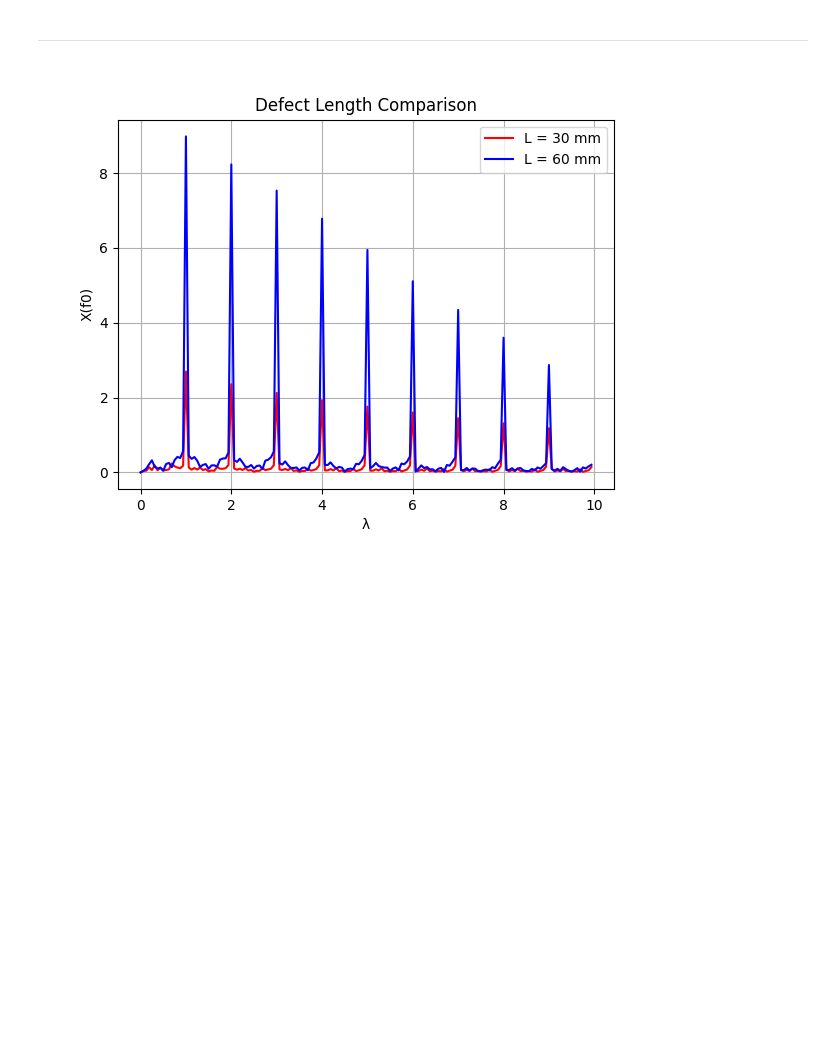
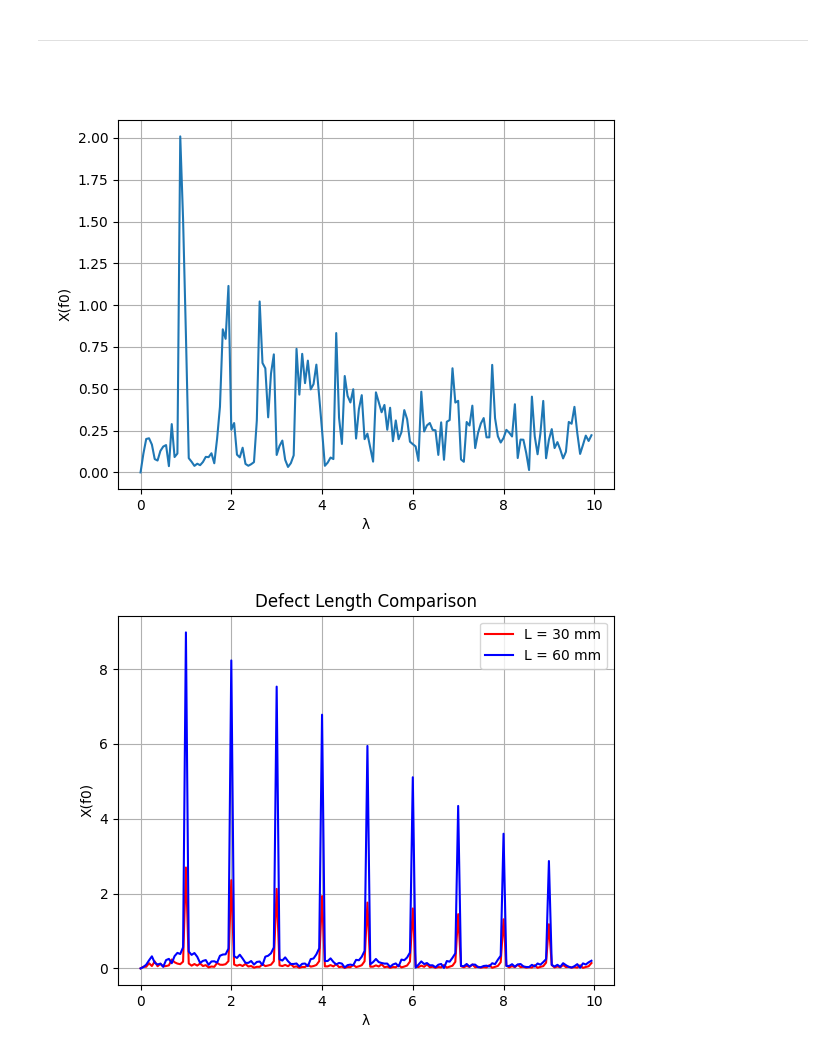
Before and after one commit to androdl96/FlatWheels, a Jupyter notebook: new_simulations.ipynb, the cells around one changed output. Saved outputs shown, nothing was run; the diff lists cells and outputs as text; code cells hidden in the pictures; blank space fills up the shorter version.

```diff
--- a/new_simulations.ipynb
+++ b/new_simulations.ipynb
@@ -212,13 +215,30 @@ if index < 2:
     fr=v/(2*np.pi*r)
     f_fail=fr*np.ones((N,1))
 else:
-    pass
+    #N_samles_2=32670
+    v_var=1e3*np.linspace(23.5,57.8,N)
+    fr_var=v_var[-1*N:]/(3600*2*np.pi*r)
+    f_fail=fr_var.copy()
 
 Sx_flat_env=np.abs(signal.hilbert(az_with_flat))
 # %%
 X_lambda_0 = matricial_IGD(f_fail, fs, Sx_flat_env)
 # %%
 X_lambda_1 = matricial_IGD(f_fail, fs, Sx_flat_env)
+# %%
+X_lambda_2 = matricial_IGD(f_fail, fs, Sx_flat_env)
+# %%
+plt.close('all')
+%matplotlib widget
+
+λs=np.arange(0,Λ,D_lambda)
+
+plt.plot(λs,np.abs(X_lambda_2))
+plt.xlabel('λ')
+plt.ylabel('X(f0)')
+plt.grid(True)
+# %% [output]
+[figure, added]
 # %%
 plt.close('all')
 %matplotlib widget
```
Also changed, not shown: parts of 6 cells of this notebook.
